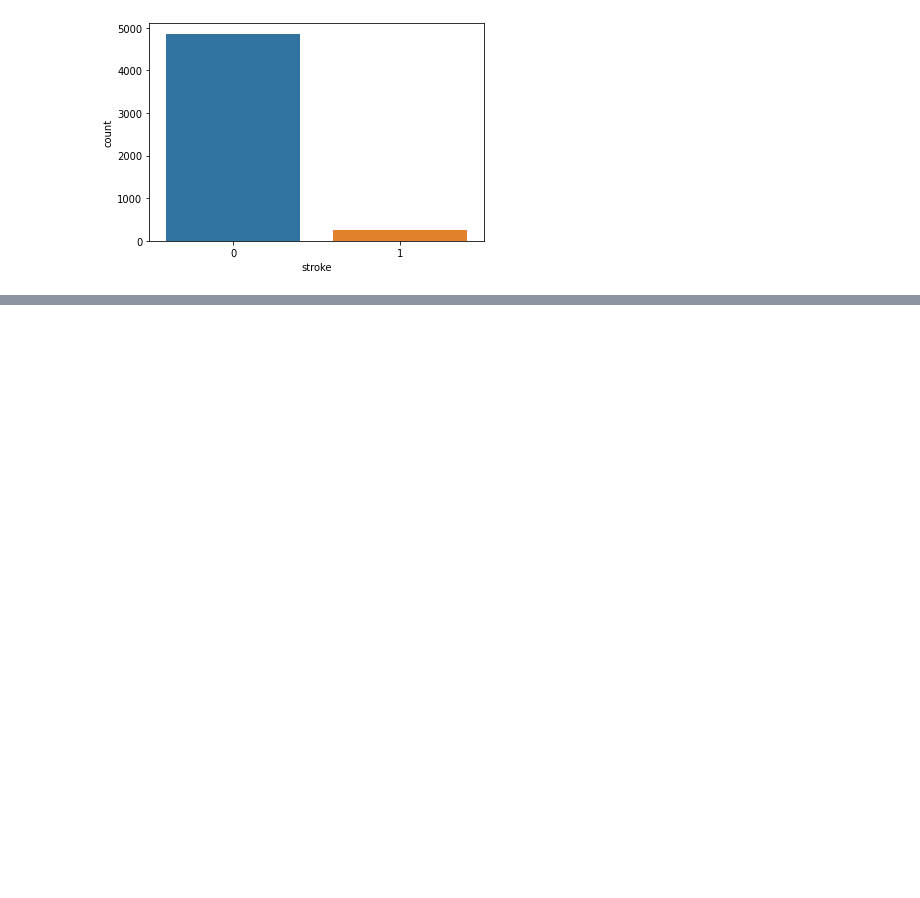
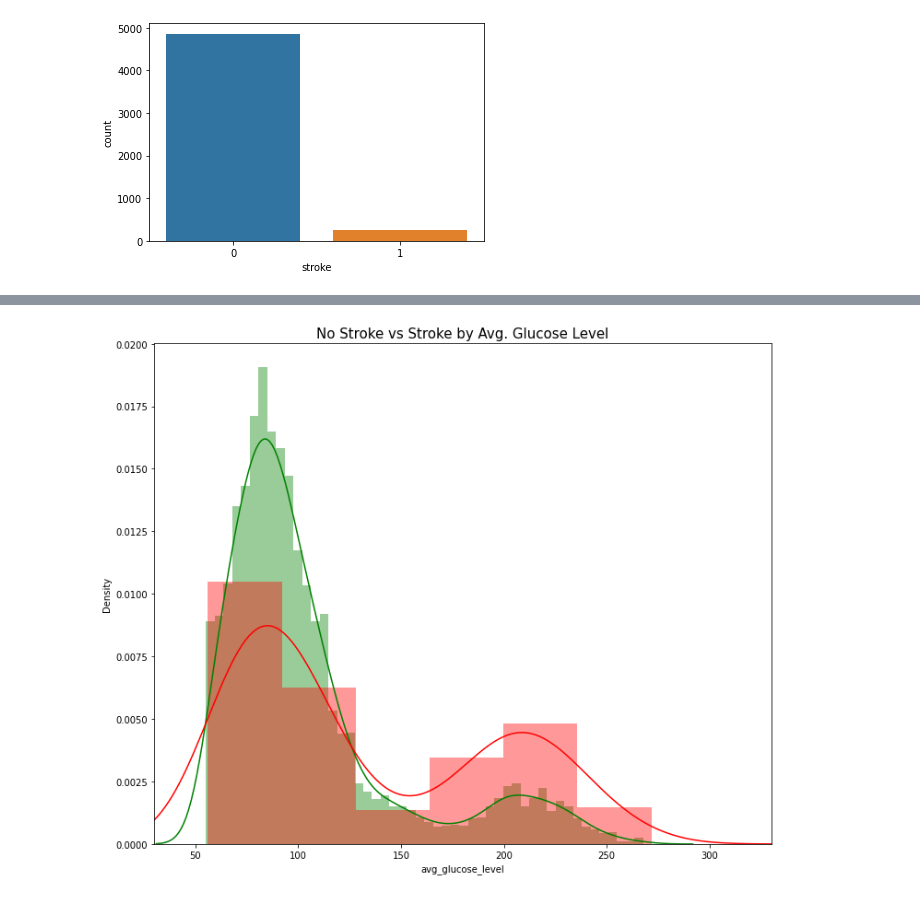
Before and after one commit to hershey99/ML_Assignment2_IT19102610_IT19105376_IT19103532_IT19078410, a Jupyter notebook: stroke_prediction.ipynb, the cells around one changed output, grey strips where cells are left out. Drawn from its saved outputs; the diff is of its cells as text; code cells hidden in the pictures; blank space fills up the shorter version.

```diff
--- a/stroke_prediction.ipynb
+++ b/stroke_prediction.ipynb
@@ -166,0 +192,11 @@ Name: stroke, dtype: int64
+# %%
+plt.figure(figsize=(12,10))
+
+sns.distplot(df_train[df_train['stroke'] == 0]["avg_glucose_level"], color='green')
+sns.distplot(df_train[df_train['stroke'] == 1]["avg_glucose_level"], color='red')
+
+plt.title('No Stroke vs Stroke by Avg. Glucose Level', fontsize=15)
+plt.xlim([30,330])
+plt.show()
+# %% [output]
+[figure, added]
```
Also changed, not shown: parts of 6 cells of this notebook.
